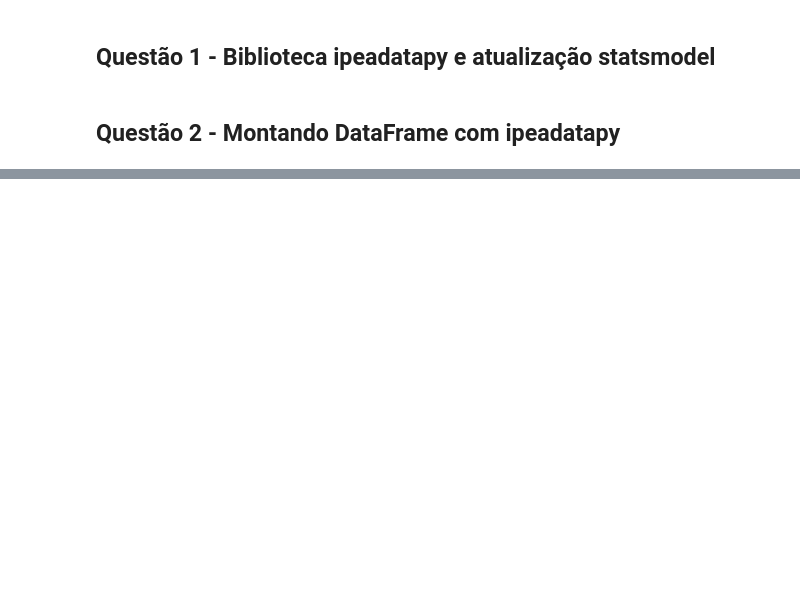
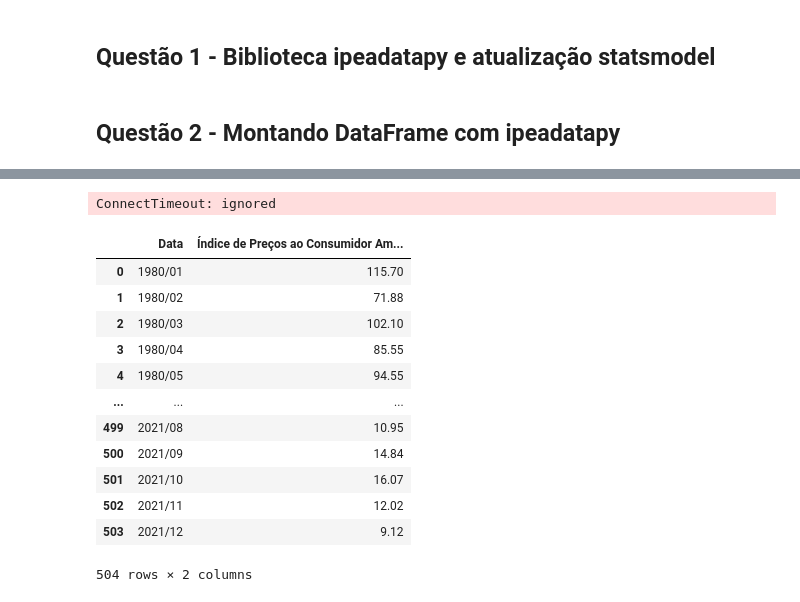
Before and after one commit to Pugianf/Big_Data_and_Public_Sector_III-Economic_Development, a Jupyter notebook: Trablaho_Final_Big_Data_e_Setor_Público_III.ipynb, the cells around one changed output, grey strips where cells are left out. Cells and saved outputs as stored; diff of their text form; code cells hidden in the pictures; blank space fills up the shorter version.

```diff
--- a/Trablaho_Final_Big_Data_e_Setor_Público_III.ipynb
+++ b/Trablaho_Final_Big_Data_e_Setor_Público_III.ipynb
@@ -63,0 +103,24 @@ dfIPCA
+# %%
+ipea.get_series("PAN12_IPCAG12")
+# %% [output]
+ConnectTimeout: ignored
+# %%
+# utilizando csv baixado através da página http://www.ipeadata.gov.br/ExibeSerie.aspx?serid=38391
+
+dfIPCA = pd.read_csv("/content/drive/MyDrive/IDP/Dataset/PAN12_IPCAG12.CSV", sep=';', encoding='latin1')
+# %%
+dfIPCA
+# %% [output]
+|  | Data | Índice de Preços ao Consumidor Am... |
+| 0 | 1980/01 | 115.70 |
+| 1 | 1980/02 | 71.88 |
+| 2 | 1980/03 | 102.10 |
+| 3 | 1980/04 | 85.55 |
+| 4 | 1980/05 | 94.55 |
+| ... | ... | ... |
+| 499 | 2021/08 | 10.95 |
+| 500 | 2021/09 | 14.84 |
+| 501 | 2021/10 | 16.07 |
+| 502 | 2021/11 | 12.02 |
+| 503 | 2021/12 | 9.12 |
+504 rows × 2 columns
```
Also changed, not shown: parts of 5 cells of this notebook.
